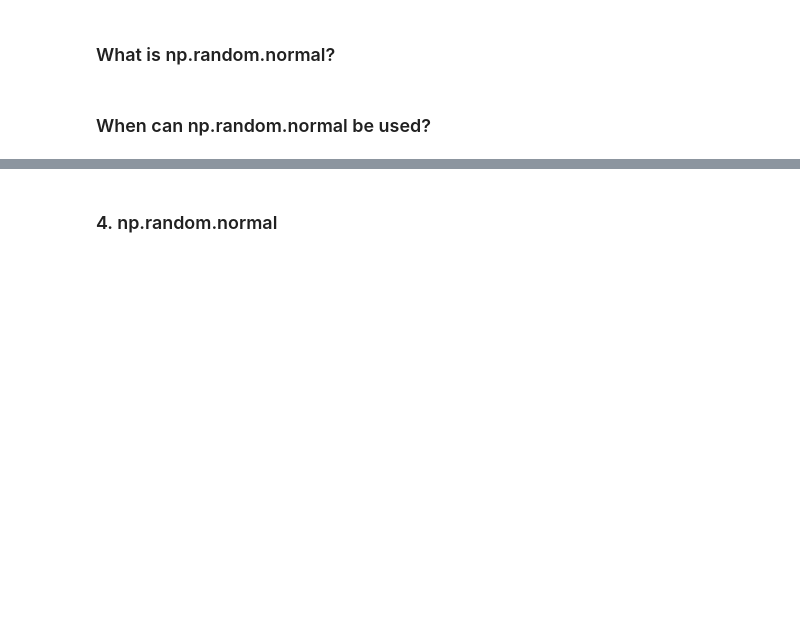
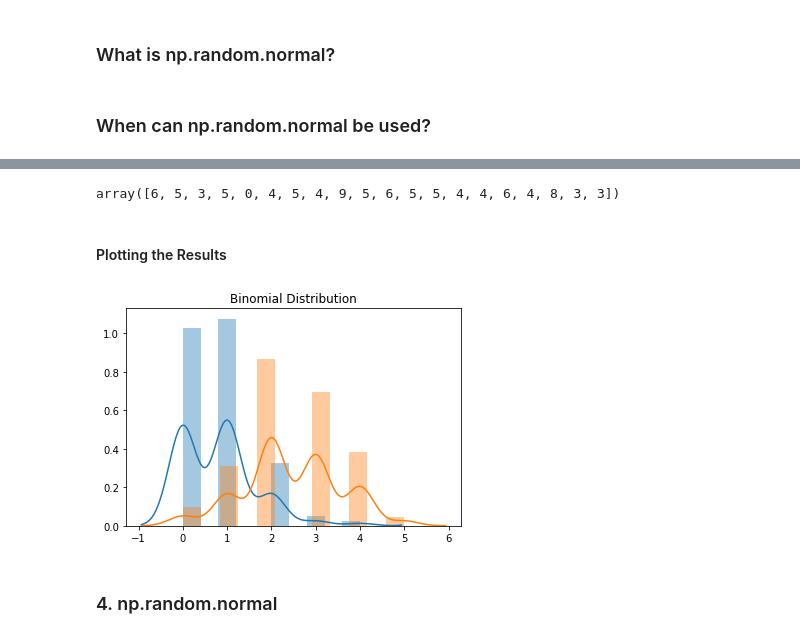
Before and after one commit to Fiona-600/Programming-for-Data-Analytics-2020-Assignment, a Jupyter notebook: Assignment-2020.ipynb, the cells around one changed output, grey strips where cells are left out. Cells and saved outputs as stored; diff of their text form; code cells hidden in the pictures; blank space fills up the shorter version.

```diff
--- a/Assignment-2020.ipynb
+++ b/Assignment-2020.ipynb
@@ -181,3 +262,30 @@ plt.show()
+# %%
+n, p,s = 10, .5,20 # number of trials, probability of each trial
+np.random.binomial(n, p, s)
+
+# result of flipping a coin 10 times, tested 1000 times.
+# %% [output]
+array([6, 5, 3, 5, 0, 4, 5, 4, 9, 5, 6, 5, 5, 4, 4, 6, 4, 8, 3, 3])
+# %% [markdown]
+#### Plotting the Results
+# %%
+# number of trials, probability of each trial, no.of times testeed
+
+# 10 trials, probability = 0.1, tested 100
+s = np.random.binomial(10, 0.1, 100)
+
+
+# 5 trials, probability = 0.5, tested 100
+b = np.random.binomial(5, 0.5, 100)
+
+sns.distplot(s)
+sns.distplot(b)
+
+plt.title('Binomial Distribution')
+
+plt.show()
+# %% [output]
+[figure, added]
 # %% [markdown]
 ### 4. np.random.normal
 # %% [markdown]
```
Also changed, not shown: parts of 18 cells of this notebook.
